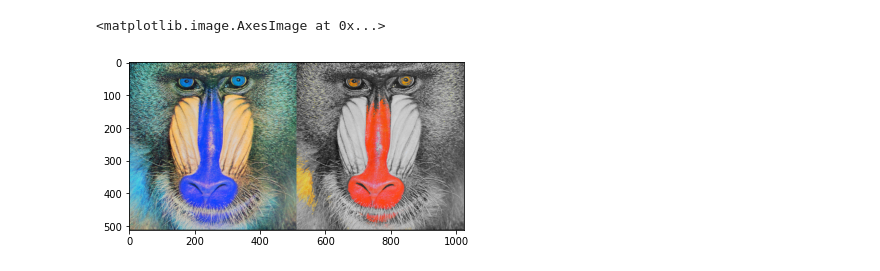
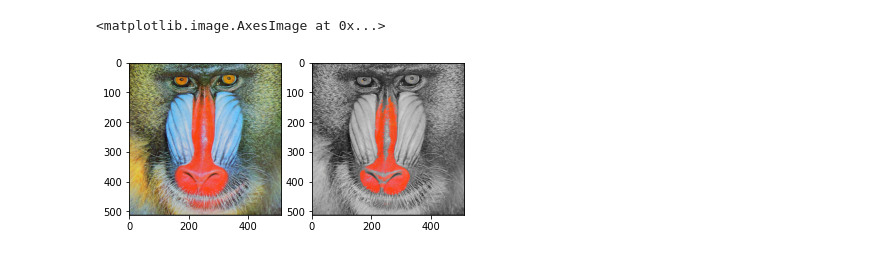
Before and after one commit to seshadwi/PCVK_Genap_2022, a Jupyter notebook: Week3.ipynb, the cells around one changed output. Cells and saved outputs as stored; diff of their text form; code cells hidden in the pictures.

```diff
--- a/Week3.ipynb
+++ b/Week3.ipynb
@@ -108,23 +166,24 @@ Masukan nilai kecerahan: 40
 # %%
-# Averaging
-r = cv.imread('/content/drive/MyDrive/SEMESTER 6/PCVK/FOLDER IMAGES/mandrill.tiff')
-fining = cv.cvtColor(r, cv.COLOR_BGR2RGB)
-ret, mask = cv.threshold(r[:, :, 2], 200, 255, cv.THRESH_BINARY)
+original = cv.imread('/content/drive/MyDrive/PCVK/Images/mandrill.tiff')
+fix_img = cv.cvtColor(original, cv.COLOR_BGR2RGB)
+red, mask = cv.threshold(original[:,:,2], 230, 255, cv.THRESH_BINARY)
 
-mask3 = np.zeros_like(r)
-mask3[:, :, 0] = mask
-mask3[:, :, 1] = mask
-mask3[:, :, 2] = mask
+mask1 = np.zeros_like(original)
+mask1[:,:, 0] = mask
+mask1[:, :, 1] = mask
+mask1[:, :, 2] = mask
 
-red = cv.bitwise_and(fining, mask3)
-gray = cv.cvtColor(fining, cv.COLOR_BGR2GRAY)
-fining = cv.cvtColor(gray, cv.COLOR_GRAY2BGR)
+red = cv.bitwise_and(fix_img, mask1)
+gray = cv.cvtColor(original, cv.COLOR_BGR2GRAY)
+original = cv.cvtColor(gray, cv.COLOR_GRAY2BGR)
 
-gray = cv.bitwise_and(fining, 255 - mask3)
+gray = cv.bitwise_and(original, 255 - mask1)
 
-ed = gray + red
-final_frame = cv.hconcat((r, ed))
-plt.imshow(final_frame)
+out = gray + red
+
+fig, ax = plt.subplots(1,2)
+ax[0].imshow(fix_img)
+ax[1].imshow(out, cmap='gray')
 # %% [output]
 <matplotlib.image.AxesImage at 0x...>
-[figure, old version]
+[figure, new version]
```
Also changed, not shown: parts of 21 cells of this notebook.
